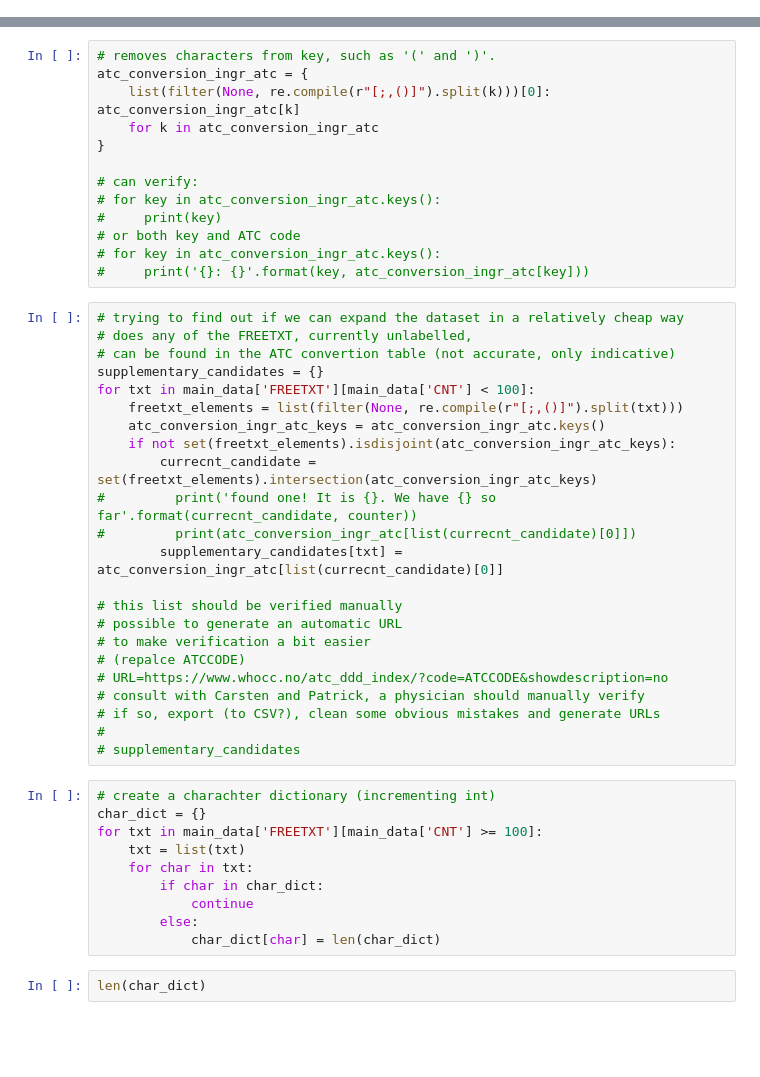
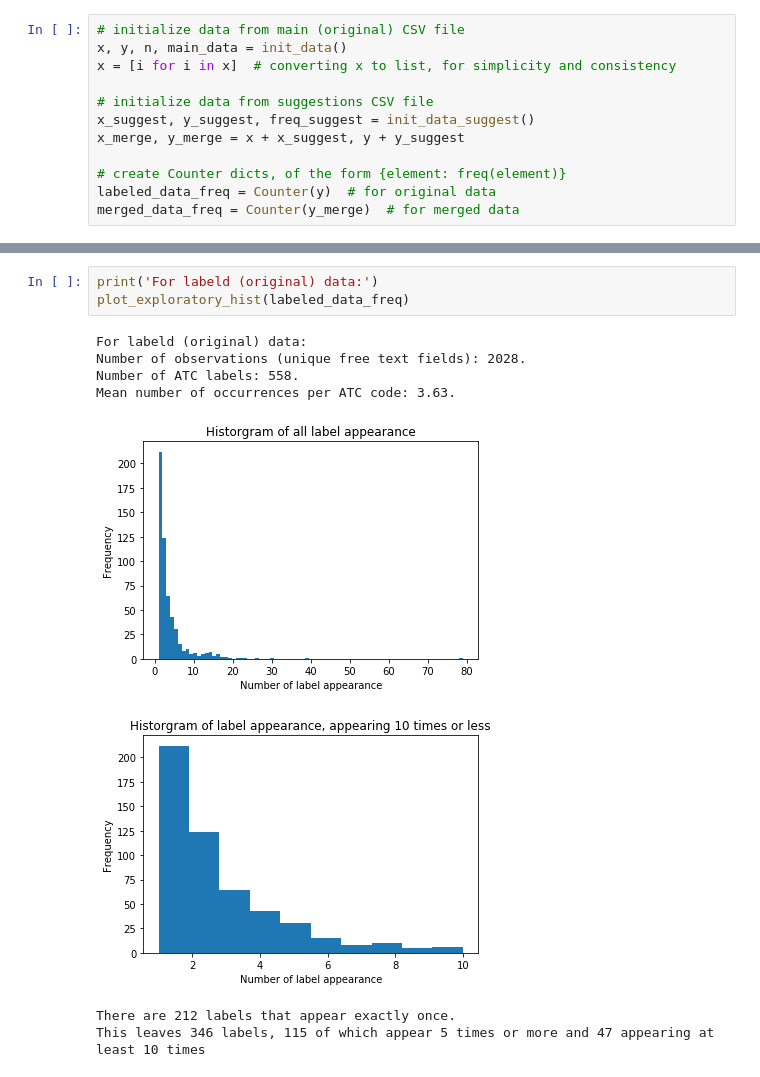
Before and after one commit to jraiskin/Automated_categorization_medication, a Jupyter notebook: test_load_data.ipynb, the cells around one changed output, grey strips where cells are left out. Saved outputs shown, nothing was run; the diff lists cells and outputs as text; blank space fills up the shorter version.

Commit message:
explore original and merged data

```diff
--- a/test_load_data.ipynb
+++ b/test_load_data.ipynb
@@ -34 +85,13 @@ atc_conversion_data = pd.read_csv(user_opt['atc_conversion_data_path'],
+# %%
+# initialize data from main (original) CSV file
+x, y, n, main_data = init_data()
+x = [i for i in x]  # converting x to list, for simplicity and consistency
+
+# initialize data from suggestions CSV file
+x_suggest, y_suggest, freq_suggest = init_data_suggest()
+x_merge, y_merge = x + x_suggest, y + y_suggest
+
+# create Counter dicts, of the form {element: freq(element)}
+labeled_data_freq = Counter(y)  # for original data
+merged_data_freq = Counter(y_merge)  # for merged data
 # %%
@@ -119,48 +106,12 @@ for j in range(len(atc_conversion_data)):
-# %%
-# removes characters from key, such as '(' and ')'.
-atc_conversion_ingr_atc = {
-    list(filter(None, re.compile(r"[;,()]").split(k)))[0]: atc_conversion_ingr_atc[k]
-    for k in atc_conversion_ingr_atc
-}
-
-# can verify:
-# for key in atc_conversion_ingr_atc.keys():
-#     print(key)
-# or both key and ATC code
-# for key in atc_conversion_ingr_atc.keys():
-#     print('{}: {}'.format(key, atc_conversion_ingr_atc[key]))
-# %%
-# trying to find out if we can expand the dataset in a relatively cheap way
-# does any of the FREETXT, currently unlabelled,
-# can be found in the ATC convertion table (not accurate, only indicative)
-supplementary_candidates = {}
-for txt in main_data['FREETXT'][main_data['CNT'] < 100]:
-    freetxt_elements = list(filter(None, re.compile(r"[;,()]").split(txt)))
-    atc_conversion_ingr_atc_keys = atc_conversion_ingr_atc.keys()
-    if not set(freetxt_elements).isdisjoint(atc_conversion_ingr_atc_keys):
-        currecnt_candidate = set(freetxt_elements).intersection(atc_conversion_ingr_atc_keys)
-#         print('found one! It is {}. We have {} so far'.format(currecnt_candidate, counter))
-#         print(atc_conversion_ingr_atc[list(currecnt_candidate)[0]])
-        supplementary_candidates[txt] = atc_conversion_ingr_atc[list(currecnt_candidate)[0]]
-
-# this list should be verified manually
-# possible to generate an automatic URL
-# to make verification a bit easier
-# (repalce ATCCODE)
-# URL=https://www.whocc.no/atc_ddd_index/?code=ATCCODE&showdescription=no
-# consult with Carsten and Patrick, a physician should manually verify
-# if so, export (to CSV?), clean some obvious mistakes and generate URLs
-#
-# supplementary_candidates
-# %%
-# create a charachter dictionary (incrementing int)
-char_dict = {}
-for txt in main_data['FREETXT'][main_data['CNT'] >= 100]:
-    txt = list(txt)
-    for char in txt:
-        if char in char_dict:
-            continue
-        else:
-            char_dict[char] = len(char_dict)
-# %%
-len(char_dict)
+# %%
+print('For labeld (original) data:')
+plot_exploratory_hist(labeled_data_freq)
+# %% [output]
+For labeld (original) data:
+Number of observations (unique free text fields): 2028.
+Number of ATC labels: 558.
+Mean number of occurrences per ATC code: 3.63.
+[figure, added]
+[figure, added]
+There are 212 labels that appear exactly once.
+This leaves 346 labels, 115 of which appear 5 times or more and 47 appearing at least 10 times
```
Also changed, not shown: parts of 18 cells of this notebook.
